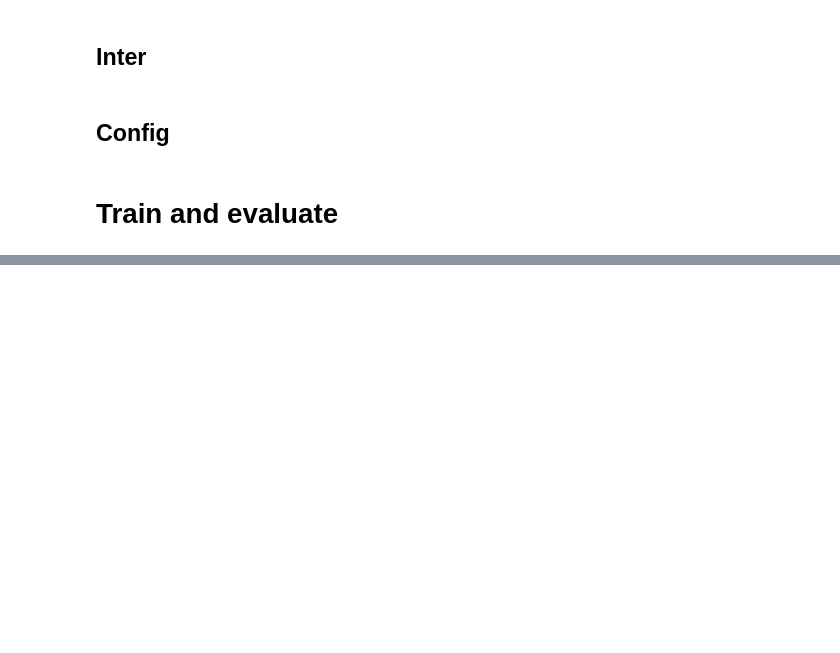
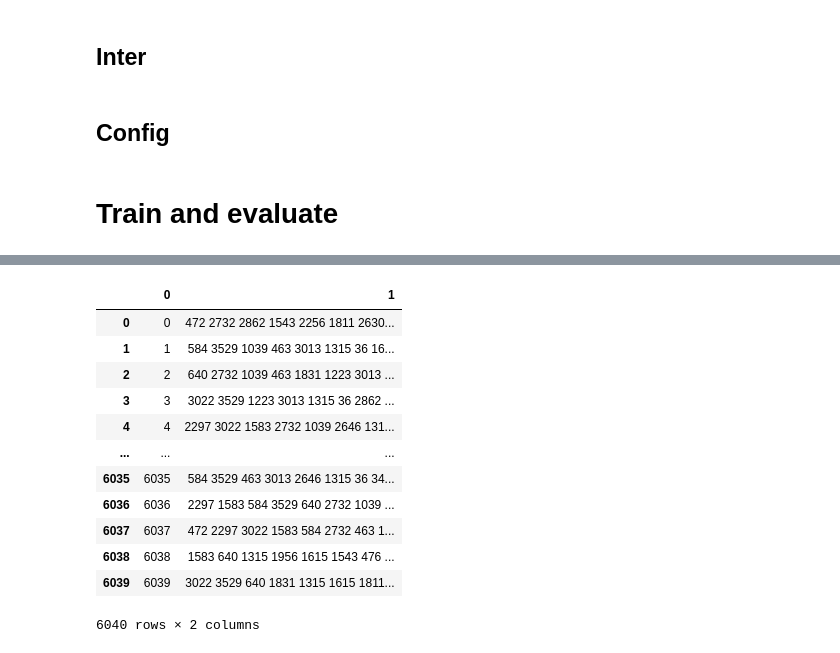
Before and after one commit to astatarinov/hse-rec-sys-challenge, a Jupyter notebook: baseline.ipynb, the cells around one changed output, grey strips where cells are left out. Cells and saved outputs as stored; diff of their text form; code cells hidden in the pictures; blank space fills up the shorter version.

```diff
--- a/baseline.ipynb
+++ b/baseline.ipynb
@@ -661,0 +873,16 @@ NameError: name 'results_df' is not defined
+# %%
+df
+# %% [output]
+|  | 0 | 1 |
+| 0 | 0 | 472 2732 2862 1543 2256 1811 2630... |
+| 1 | 1 | 584 3529 1039 463 3013 1315 36 16... |
+| 2 | 2 | 640 2732 1039 463 1831 1223 3013 ... |
+| 3 | 3 | 3022 3529 1223 3013 1315 36 2862 ... |
+| 4 | 4 | 2297 3022 1583 2732 1039 2646 131... |
+| ... | ... | ... |
+| 6035 | 6035 | 584 3529 463 3013 2646 1315 36 34... |
+| 6036 | 6036 | 2297 1583 584 3529 640 2732 1039 ... |
+| 6037 | 6037 | 472 2297 3022 1583 584 2732 463 1... |
+| 6038 | 6038 | 1583 640 1315 1956 1615 1543 476 ... |
+| 6039 | 6039 | 3022 3529 640 1831 1315 1615 1811... |
+6040 rows × 2 columns
```
Also changed, not shown: parts of 20 cells of this notebook.
